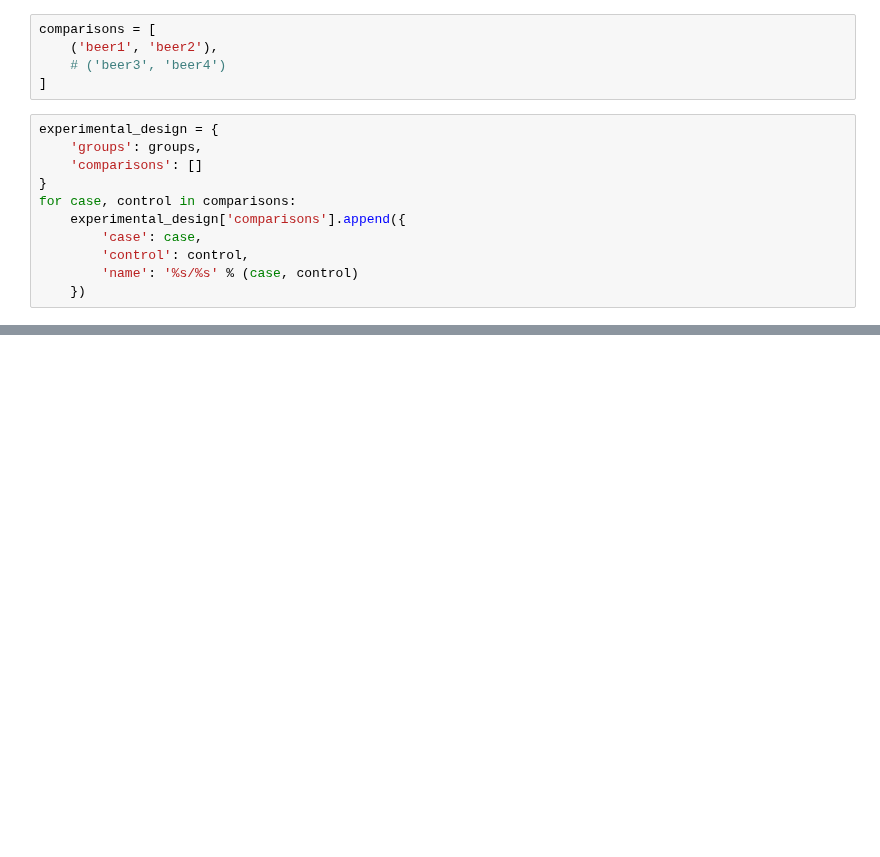
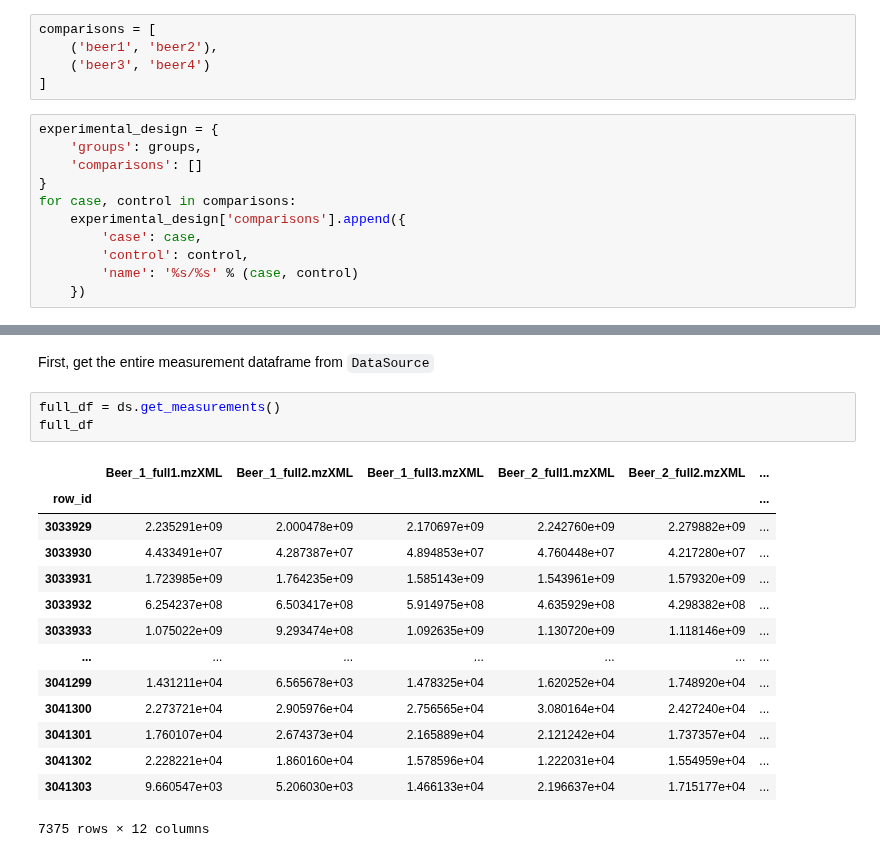
Before and after one commit to glasgowcompbio/PALS, a Jupyter notebook: pals/pval_calculating.ipynb, the cells around one changed output, grey strips where cells are left out. Cells and saved outputs as stored; diff of their text form; blank space fills up the shorter version.

```diff
--- a/pals/pval_calculating.ipynb
+++ b/pals/pval_calculating.ipynb
@@ -48,7 +55,7 @@ groups
 # %%
 comparisons = [
     ('beer1', 'beer2'),
-    # ('beer3', 'beer4')
+    ('beer3', 'beer4')
 ]
 # %%
 experimental_design = {
@@ -142,0 +200,20 @@ row_id
+# %% [markdown]
+First, get the entire measurement dataframe from `DataSource`
+# %%
+full_df = ds.get_measurements()
+full_df
+# %% [output]
+|  | Beer_1_full1.mzXML | Beer_1_full2.mzXML | Beer_1_full3.mzXML | Beer_2_full1.mzXML | Beer_2_full2.mzXML | ... |
+| row_id |  |  |  |  |  | ... |
+| 3033929 | 2.235291e+09 | 2.000478e+09 | 2.170697e+09 | 2.242760e+09 | 2.279882e+09 | ... |
+| 3033930 | 4.433491e+07 | 4.287387e+07 | 4.894853e+07 | 4.760448e+07 | 4.217280e+07 | ... |
+| 3033931 | 1.723985e+09 | 1.764235e+09 | 1.585143e+09 | 1.543961e+09 | 1.579320e+09 | ... |
+| 3033932 | 6.254237e+08 | 6.503417e+08 | 5.914975e+08 | 4.635929e+08 | 4.298382e+08 | ... |
+| 3033933 | 1.075022e+09 | 9.293474e+08 | 1.092635e+09 | 1.130720e+09 | 1.118146e+09 | ... |
+| ... | ... | ... | ... | ... | ... | ... |
+| 3041299 | 1.431211e+04 | 6.565678e+03 | 1.478325e+04 | 1.620252e+04 | 1.748920e+04 | ... |
+| 3041300 | 2.273721e+04 | 2.905976e+04 | 2.756565e+04 | 3.080164e+04 | 2.427240e+04 | ... |
+| 3041301 | 1.760107e+04 | 2.674373e+04 | 2.165889e+04 | 2.121242e+04 | 1.737357e+04 | ... |
+| 3041302 | 2.228221e+04 | 1.860160e+04 | 1.578596e+04 | 1.222031e+04 | 1.554959e+04 | ... |
+| 3041303 | 9.660547e+03 | 5.206030e+03 | 1.466133e+04 | 2.196637e+04 | 1.715177e+04 | ... |
+7375 rows × 12 columns
```
Also changed, not shown: parts of 28 cells of this notebook.
